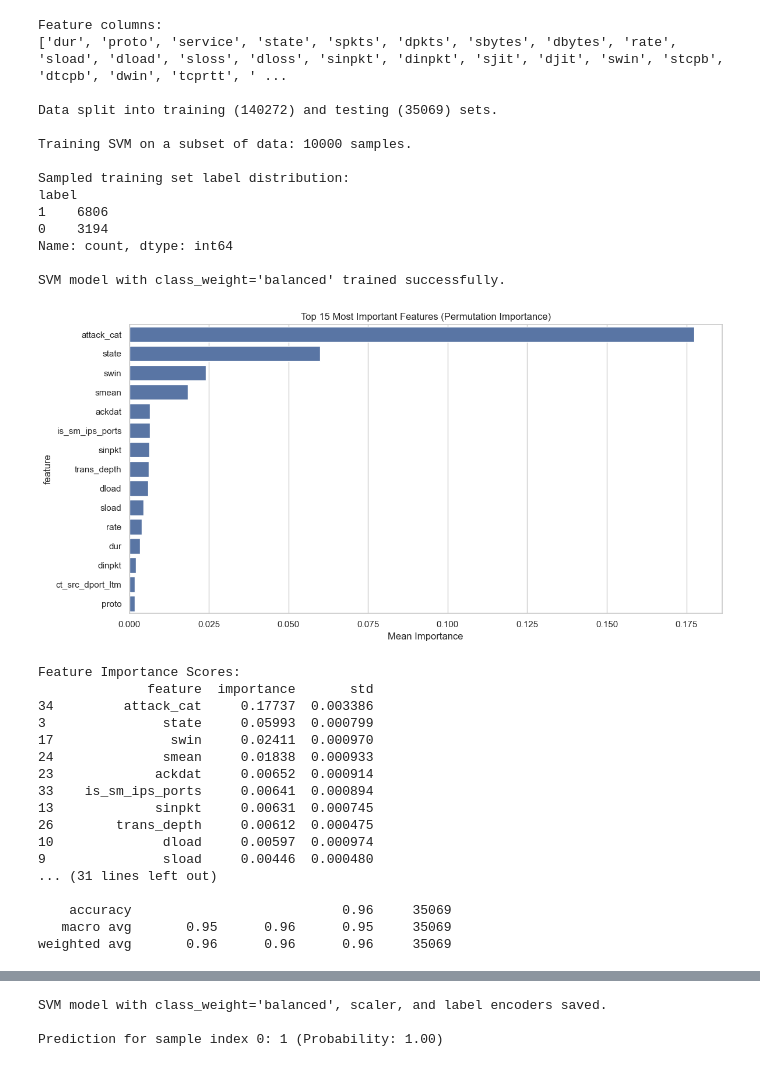
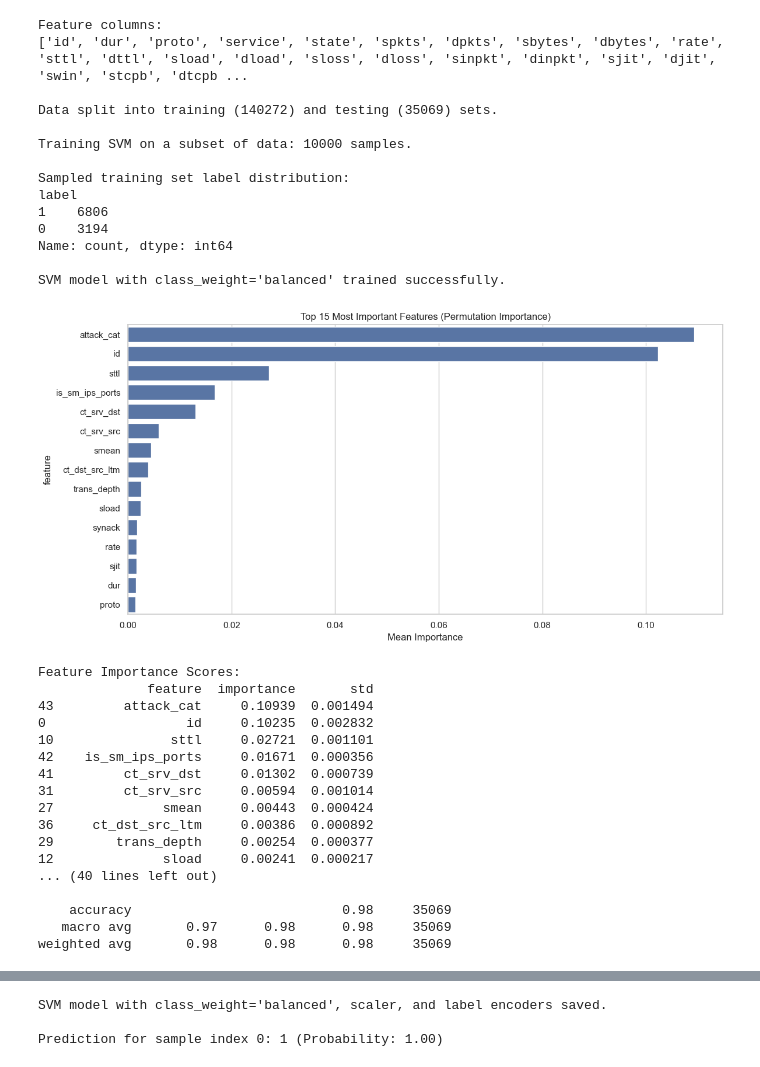
Before and after one commit to 19vietthanh/AI-Powered-Intrusion-Detection-System-Using-Machine-Learning-and-the-UNSW-NB15-Dataset, a Jupyter notebook: Project034.ipynb, the cells around one changed output, grey strips where cells are left out. Cells and saved outputs as stored; diff of their text form; code cells hidden in the pictures.

```diff
--- a/Project034.ipynb
+++ b/Project034.ipynb
@@ -18,7 +18,7 @@ import joblib
 sns.set(style='whitegrid')
 
 # Load the Training Dataset
-train_df = pd.read_parquet('UNSW_NB15_training-set.parquet')
+train_df = pd.read_csv('UNSW_NB15_training-set.csv')
 print("Training data loaded successfully.")
 
 # Display the First Few Rows of the Dataset
@@ -242,34 +242,34 @@ Categories (10, object): ['Analysis', 'Backdoor', 'DoS', 'Exploits', ..., 'Norma
 [figure]
 [figure]
 Feature columns:
-['dur', 'proto', 'service', 'state', 'spkts', 'dpkts', 'sbytes', 'dbytes', 'rate', 'sload', 'dload', 'sloss', 'dloss', 'sinpkt', 'dinpkt', 'sjit', 'djit', 'swin', 'stcpb', 'dtcpb', 'dwin', 'tcprtt', ' ...
+['id', 'dur', 'proto', 'service', 'state', 'spkts', 'dpkts', 'sbytes', 'dbytes', 'rate', 'sttl', 'dttl', 'sload', 'dload', 'sloss', 'dloss', 'sinpkt', 'dinpkt', 'sjit', 'djit', 'swin', 'stcpb', 'dtcpb ...
 
 Data split into training (140272) and testing (35069) sets.
 
 Training SVM on a subset of data: 10000 samples.
 
 Sampled training set label distribution:
 label
 1    6806
 0    3194
 Name: count, dtype: int64
 
 SVM model with class_weight='balanced' trained successfully.
-[figure, old version]
+[figure, new version]
 Feature Importance Scores:
               feature  importance       std
-34         attack_cat     0.17737  0.003386
-3               state     0.05993  0.000799
-17               swin     0.02411  0.000970
-24              smean     0.01838  0.000933
-23             ackdat     0.00652  0.000914
-33    is_sm_ips_ports     0.00641  0.000894
-13             sinpkt     0.00631  0.000745
-26        trans_depth     0.00612  0.000475
-10              dload     0.00597  0.000974
-9               sload     0.00446  0.000480
-... (31 lines left out)
+43         attack_cat     0.10939  0.001494
+0                  id     0.10235  0.002832
+10               sttl     0.02721  0.001101
+42    is_sm_ips_ports     0.01671  0.000356
+41         ct_srv_dst     0.01302  0.000739
+31         ct_srv_src     0.00594  0.001014
+27              smean     0.00443  0.000424
+36     ct_dst_src_ltm     0.00386  0.000892
+29        trans_depth     0.00254  0.000377
+12              sload     0.00241  0.000217
+... (40 lines left out)
 
-    accuracy                           0.96     35069
-   macro avg       0.95      0.96      0.95     35069
-weighted avg       0.96      0.96      0.96     35069
+    accuracy                           0.98     35069
+   macro avg       0.97      0.98      0.98     35069
+weighted avg       0.98      0.98      0.98     35069
```
Also changed, not shown: parts of 1 cell of this notebook, 4 other files.
